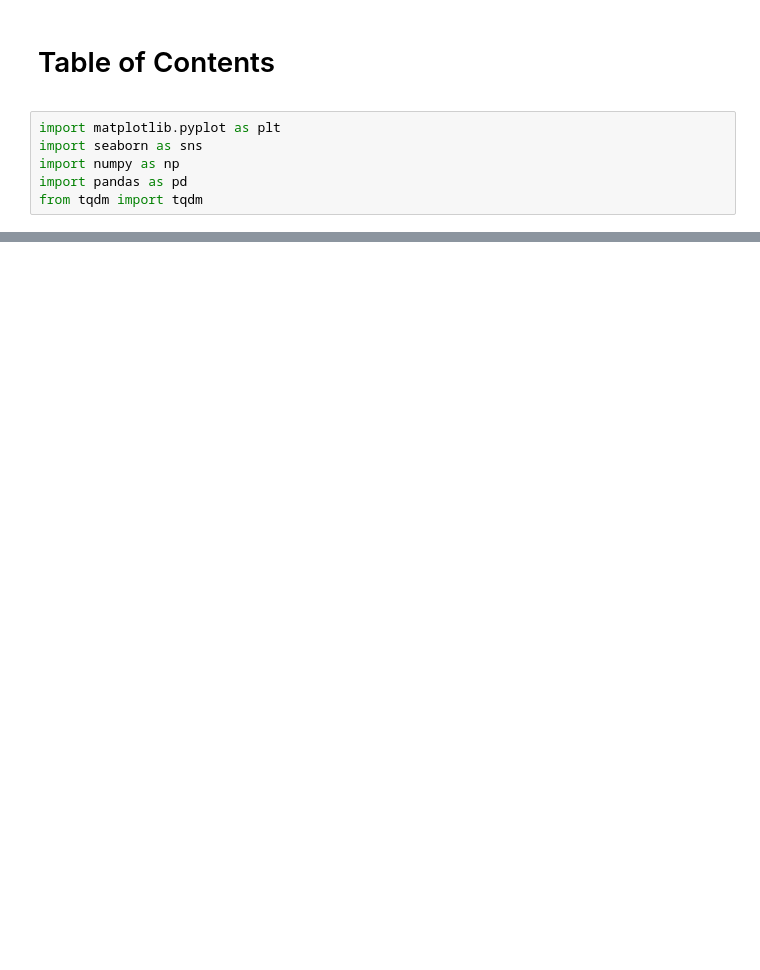
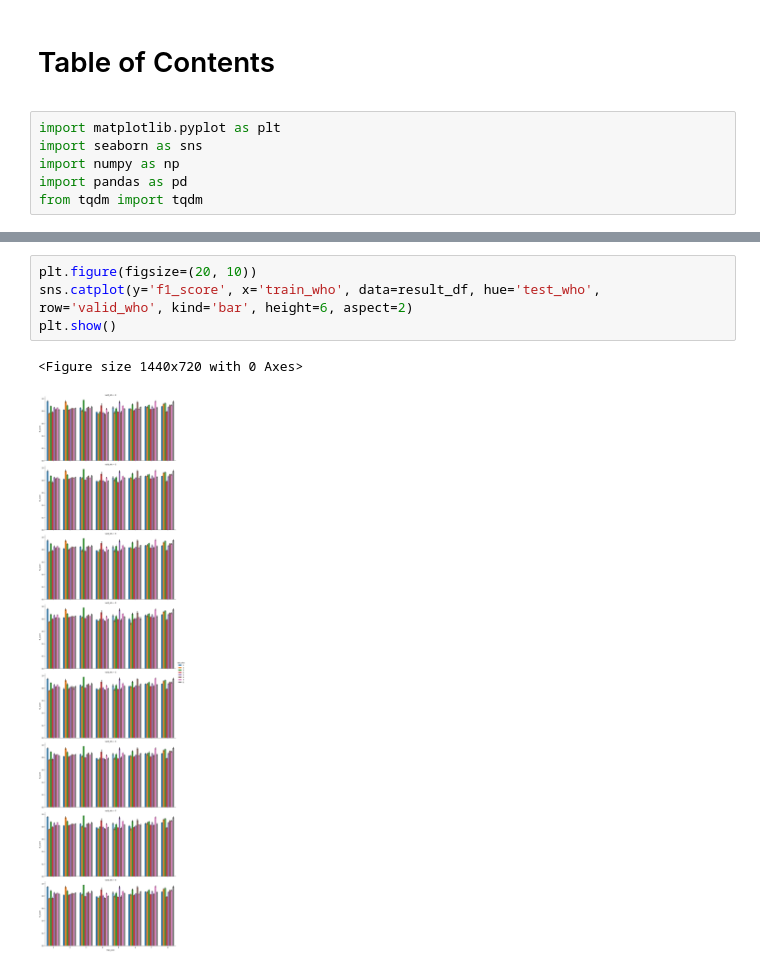
Before and after one commit to dsmilab/Taiko-Master, a Jupyter notebook: util/doraemon_analysis.ipynb, the cells around one changed output, grey strips where cells are left out. Saved outputs shown, nothing was run; the diff lists cells and outputs as text; blank space fills up the shorter version.

```diff
--- a/util/doraemon_analysis.ipynb
+++ b/util/doraemon_analysis.ipynb
@@ -99,0 +69,7 @@ for i, scl_prefix in enumerate(PREFIX):
+# %%
+plt.figure(figsize=(20, 10))
+sns.catplot(y='f1_score', x='train_who', data=result_df, hue='test_who', row='valid_who', kind='bar', height=6, aspect=2)
+plt.show()
+# %% [output]
+<Figure size 1440x720 with 0 Axes>
+[figure, added]
```
Also changed, not shown: parts of 7 cells of this notebook, 11 other files.
